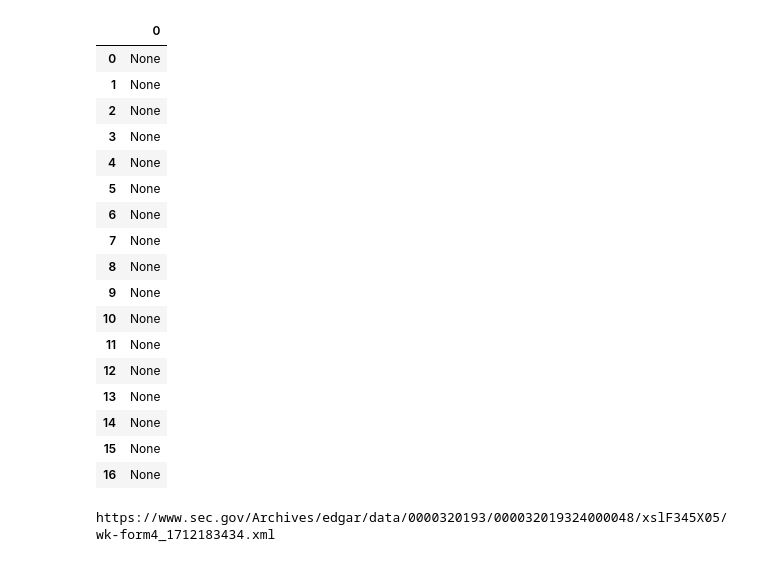
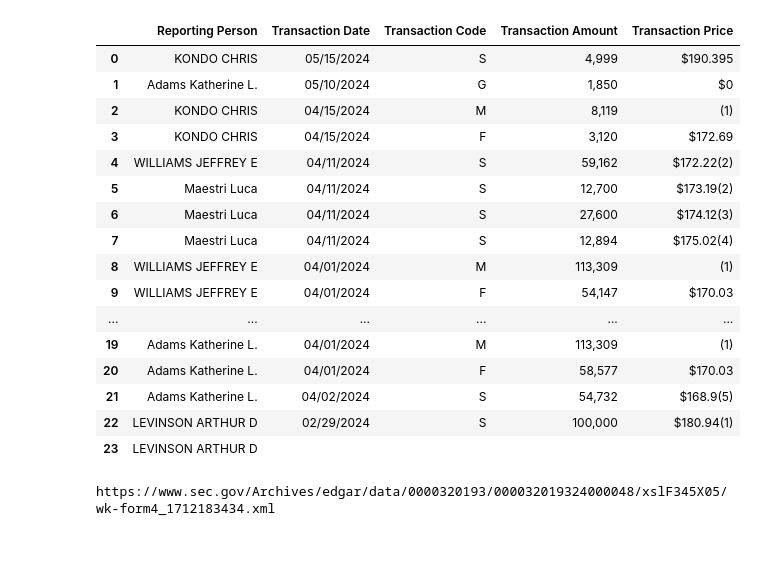
Before and after one commit to lewishartley/tradingstrategies, a Jupyter notebook: InsiderTrading.ipynb, the cells around one changed output. Saved outputs shown, nothing was run; the diff lists cells and outputs as text; code cells hidden in the pictures.

```diff
--- a/InsiderTrading.ipynb
+++ b/InsiderTrading.ipynb
@@ -36,7 +36,7 @@ def get_cik_for_ticker(ticker):
         return None
 # %%
 # Example usage
-ticker = 'AAPL'
+ticker = 'AMZN'
 cik = '0000' + str(get_cik_for_ticker(ticker))
 
 if cik:
@@ -146,7 +131,7 @@ def fetch_and_parse_html(document_url):
 
 # Function to extract relevant data from the HTML soup
 def extract_form4_data(soup):
-    data = {}
+    datalist = []
 
     non_derivative_table = soup.find_all('table')[13]
     non_derivative_rows = non_derivative_table.find_all('tr')
@@ -157,14 +142,20 @@ def extract_form4_data(soup):
         repperson = findtd.find('a').get_text(strip=True)
 
     if non_derivative_rows:
-        for rows in non_derivative_rows[3:]:
-            findtd = rows.find_all('td')
+        for row in non_derivative_rows[3:]:
+            data = {}
+            findtd = row.find_all('td')
             data['Reporting Person'] = repperson
             data['Transaction Date'] = findtd[1].get_text(strip=True)
             data['Transaction Code'] = findtd[3].get_text(strip=True)
             data['Transaction Amount'] = findtd[5].get_text(strip=True)
             data['Transaction Price'] = findtd[7].get_text(strip=True)
             #print(data)
+            datalist.append(data)
+            #print(datalist)
+
+    #print(datalist)
+
 
     # Extract relevant fields (example fields, adjust according to your needs)
 
@@ -181,7 +172,7 @@ def extract_form4_data(soup):
             #data['Transaction Amount'] = non_derivative_transaction[5].get_text(strip=True)
             #data['Transaction Price'] = non_derivative_transaction[7].get_text(strip=True)
 
-    #return data
+    return datalist
 # %%
 # Initialize list to store extracted data
 extracted_data = []
@@ -190,10 +181,13 @@ for document_url in filings_df['form4url']:
     try:
         soup = fetch_and_parse_html(document_url)
         filing_data = extract_form4_data(soup)
+        #print(filing_data)
+        #print(type(filing_data))
+        extracted_data = extracted_data + filing_data
+        #print(filing_data)
         #filing_data['accessionNumber'] = filing['accessionNumber']
         #filing_data['filingDate'] = filing['filingDate']
-        extracted_data.append(filing_data)
-        print(extracted_data)
+        #extracted_data.append(filing_data)
     except Exception as e:
         print(f"Error processing {document_url}: {e}")
 
@@ -222,21 +216,20 @@ extracted_data
-|  | 0 |
-| 0 | None |
-| 1 | None |
-| 2 | None |
-| 3 | None |
-| 4 | None |
-| 5 | None |
-| 6 | None |
-| 7 | None |
-| 8 | None |
-| 9 | None |
-| 10 | None |
-| 11 | None |
-| 12 | None |
-| 13 | None |
-| 14 | None |
-| 15 | None |
-| 16 | None |
+|  | Reporting Person | Transaction Date | Transaction Code | Transaction Amount | Transaction Price |
+| 0 | KONDO CHRIS | 05/15/2024 | S | 4,999 | $190.395 |
+| 1 | Adams Katherine L. | 05/10/2024 | G | 1,850 | $0 |
+| 2 | KONDO CHRIS | 04/15/2024 | M | 8,119 | (1) |
+| 3 | KONDO CHRIS | 04/15/2024 | F | 3,120 | $172.69 |
+| 4 | WILLIAMS JEFFREY E | 04/11/2024 | S | 59,162 | $172.22(2) |
+| 5 | Maestri Luca | 04/11/2024 | S | 12,700 | $173.19(2) |
+| 6 | Maestri Luca | 04/11/2024 | S | 27,600 | $174.12(3) |
+| 7 | Maestri Luca | 04/11/2024 | S | 12,894 | $175.02(4) |
+| 8 | WILLIAMS JEFFREY E | 04/01/2024 | M | 113,309 | (1) |
+| 9 | WILLIAMS JEFFREY E | 04/01/2024 | F | 54,147 | $170.03 |
+| ... | ... | ... | ... | ... | ... |
+| 19 | Adams Katherine L. | 04/01/2024 | M | 113,309 | (1) |
+| 20 | Adams Katherine L. | 04/01/2024 | F | 58,577 | $170.03 |
+| 21 | Adams Katherine L. | 04/02/2024 | S | 54,732 | $168.9(5) |
+| 22 | LEVINSON ARTHUR D | 02/29/2024 | S | 100,000 | $180.94(1) |
+| 23 | LEVINSON ARTHUR D |  |  |  |  |
 # %%
 extracted_data = extracted_data.dropna()
 # %%
```
Also changed, not shown: parts of 4 cells of this notebook.
